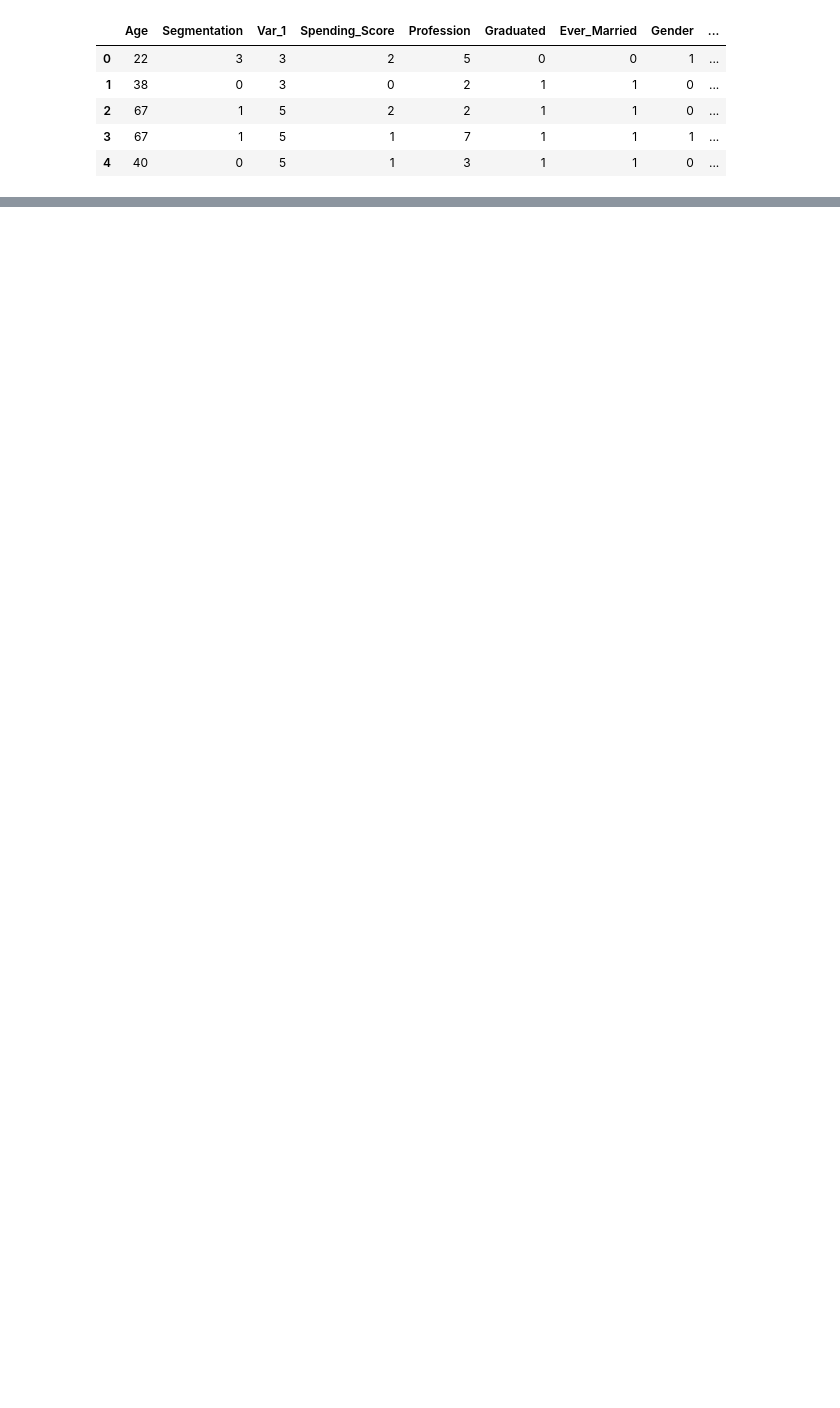
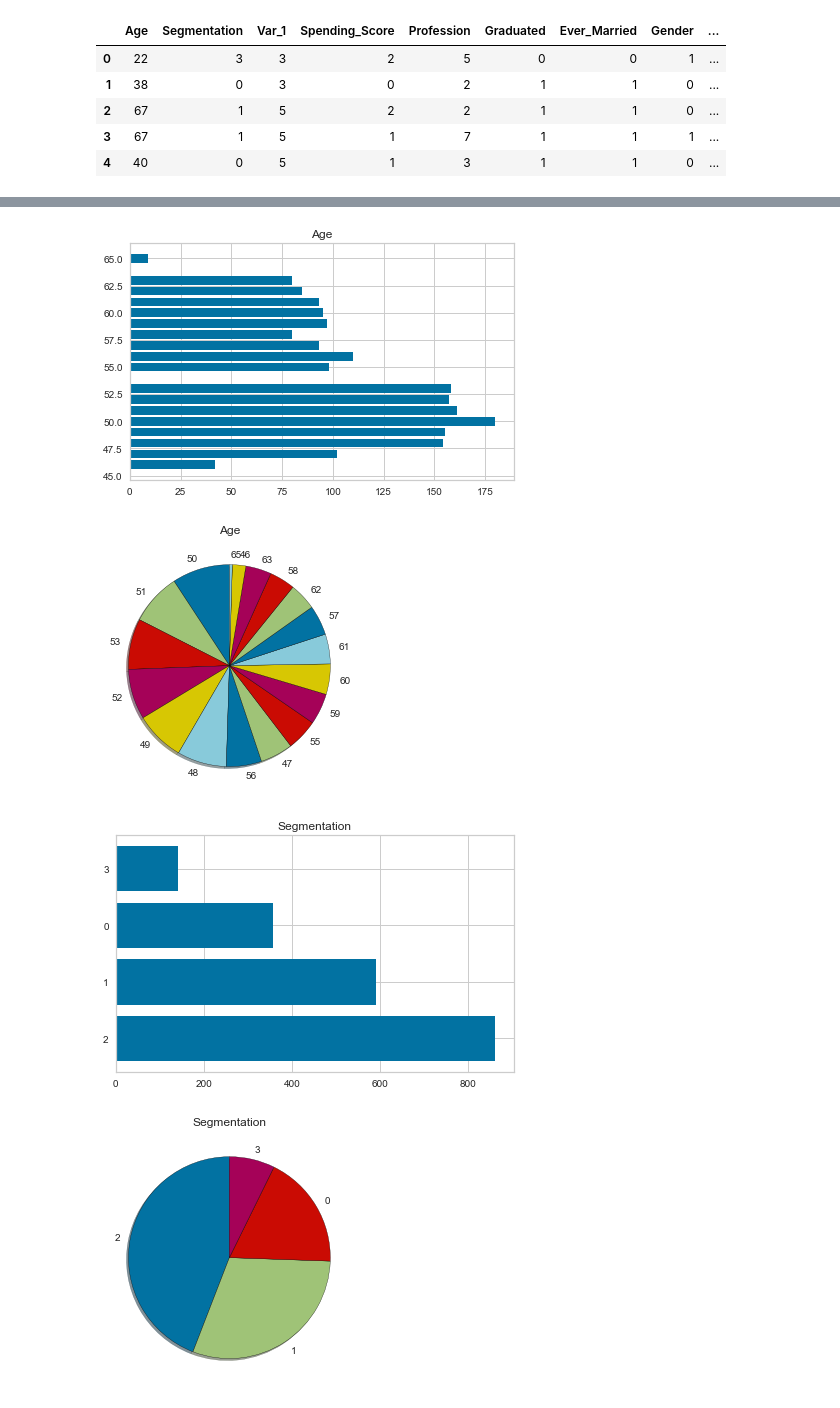
Before and after one commit to Mordyyy/Customer-Segmentation, a Jupyter notebook: Aroba18.ipynb, the cells around one changed output, grey strips where cells are left out. Drawn from its saved outputs; the diff is of its cells as text; code cells hidden in the pictures; blank space fills up the shorter version.

```diff
--- a/Aroba18.ipynb
+++ b/Aroba18.ipynb
@@ -287,0 +292,15 @@ Best run was number 3
+# %%
+clusters = [data[data.Clusters == i] for i in range(0,4)]
+# %%
+def draw_cluster_features(clusters,  cluster_number, features):
+    for feature in features:
+        draw_bar_plot(feature, clusters[cluster_number])
+        draw_pie(feature, clusters[cluster_number])
+        print()
+# %%
+draw_cluster_features(clusters, 1, features)
+# %% [output]
+[figure, added]
+[figure, added]
+[figure, added]
+[figure, added]
```
Also changed, not shown: parts of 34 cells of this notebook.
